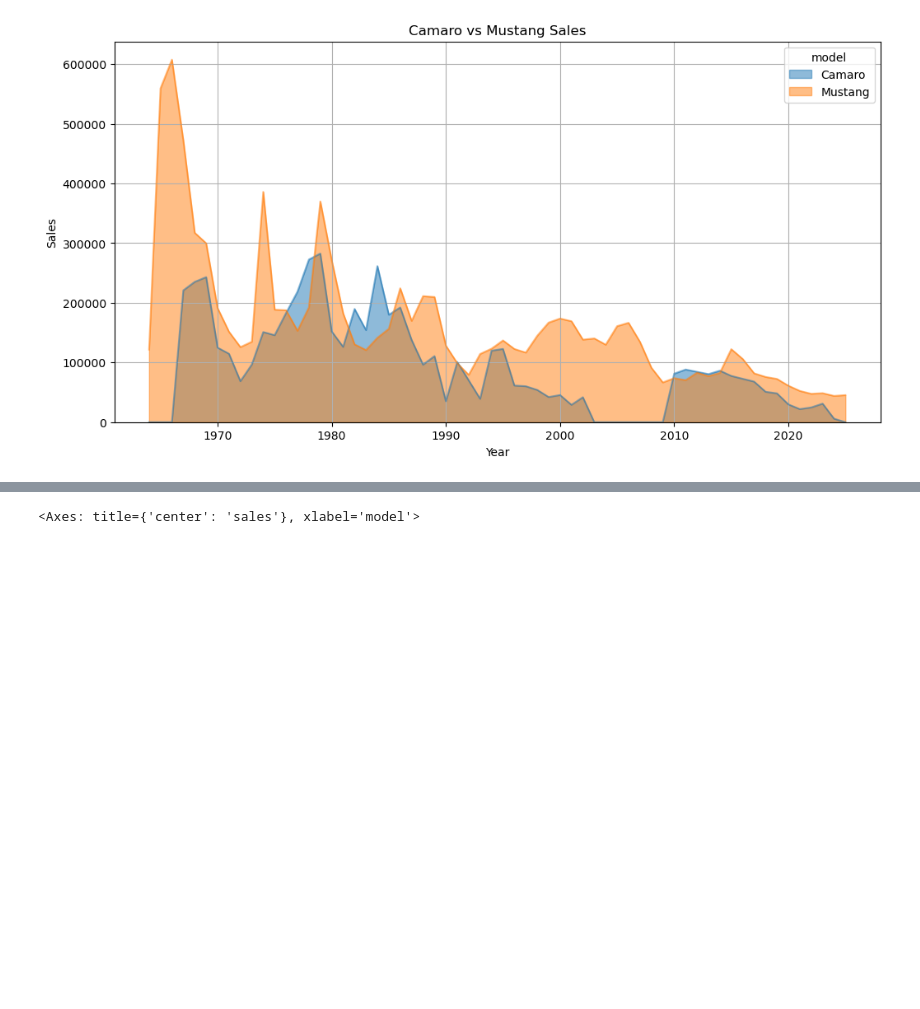
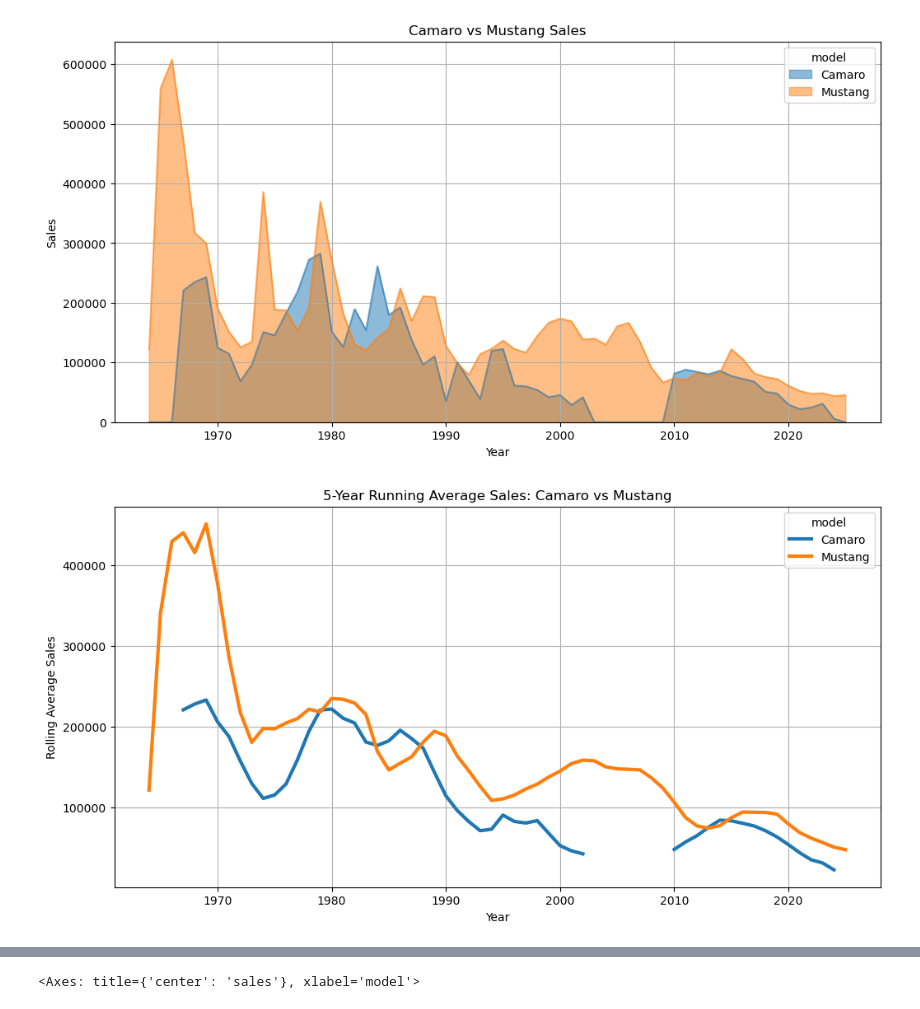
Before and after one commit to thomas-gette/mustang_camaro_sales, a Jupyter notebook: mustang_camaro_sales.ipynb, the cells around one changed output, grey strips where cells are left out. Drawn from its saved outputs; the diff is of its cells as text; code cells hidden in the pictures; blank space fills up the shorter version.

```diff
--- a/mustang_camaro_sales.ipynb
+++ b/mustang_camaro_sales.ipynb
@@ -231,4 +245,27 @@ plt.ylabel("Sales")
 plt.grid(True)
 # %% [output]
 [figure]
+# %%
+# Show running average of yearly sales per model
+unified_df["rolling_sales_avg"] = (
+    unified_df.groupby("model")["sales"]
+        .rolling(5, min_periods=1)
+        .mean()
+        .reset_index(level=0, drop=True)
+)
+
+
+# Pivot for plotting
+pivot_roll_avg = (
+    unified_df.pivot(index="year", columns="model", values="rolling_sales_avg")
+)
+# Plot
+pivot_roll_avg.plot(figsize=(12,6), linewidth=3)
+plt.title("5-Year Running Average Sales: Camaro vs Mustang")
+plt.xlabel("Year")
+plt.ylabel("Rolling Average Sales")
+plt.grid(True)
+plt.show()
+# %% [output]
+[figure, added]
 # %%
```
Also changed, not shown: parts of 10 cells of this notebook, 2 other files.
